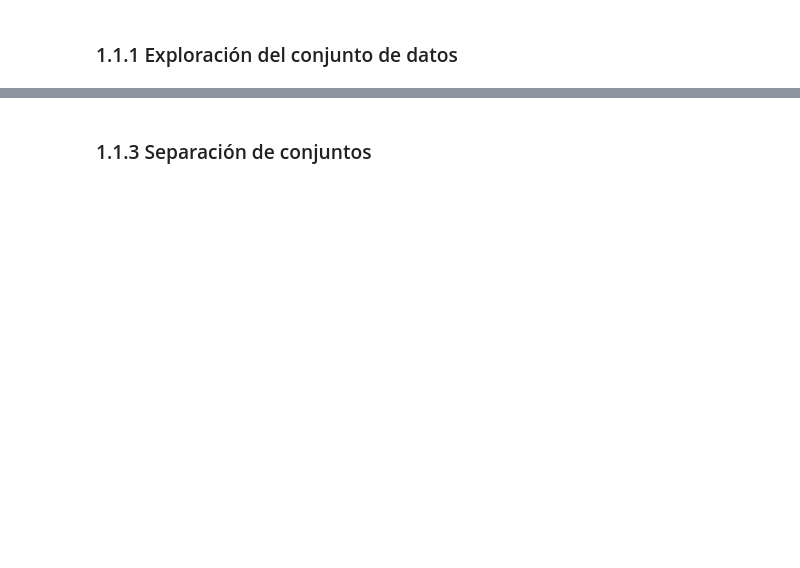
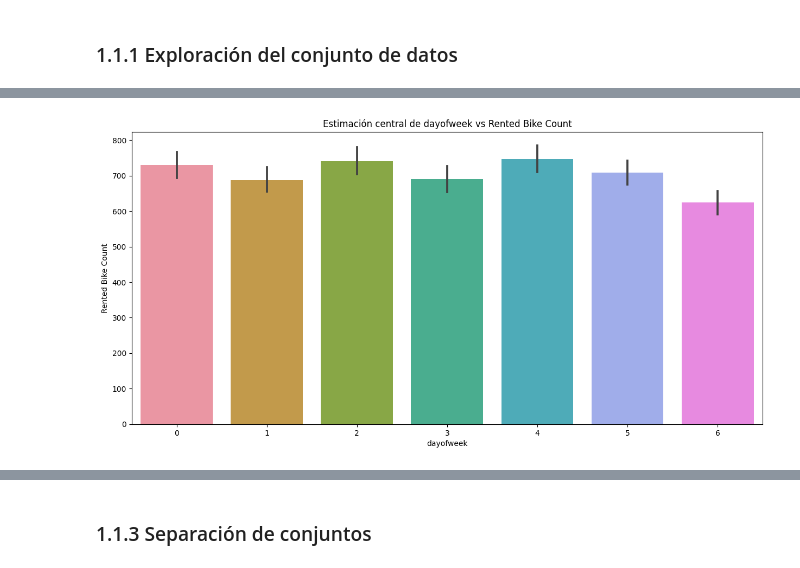
Before and after one commit to Feldoy/siguienteGrupoPorFavor-repo, a Jupyter notebook: Enunciado_tarea_1.ipynb, the cells around one changed output, grey strips where cells are left out. Cells and saved outputs as stored; diff of their text form; code cells hidden in the pictures; blank space fills up the shorter version.

```diff
--- a/Enunciado_tarea_1.ipynb
+++ b/Enunciado_tarea_1.ipynb
@@ -193,0 +190,9 @@ sns.heatmap(data_corr, cmap='coolwarm', linewidths=0.1, annot=True, linecolor='w
+# %%
+data['Date'] = pd.to_datetime(data['Date'], format='%d/%m/%Y')
+data['dayofweek'] = data['Date'].dt.dayofweek
+
+# Código generador de gráfico para la pregunta c)
+barplots('dayofweek','Rented Bike Count',"")
+data.drop('dayofweek', axis=1, inplace=True)
+# %% [output]
+[figure, added]
```
Also changed, not shown: parts of 248 cells of this notebook.
